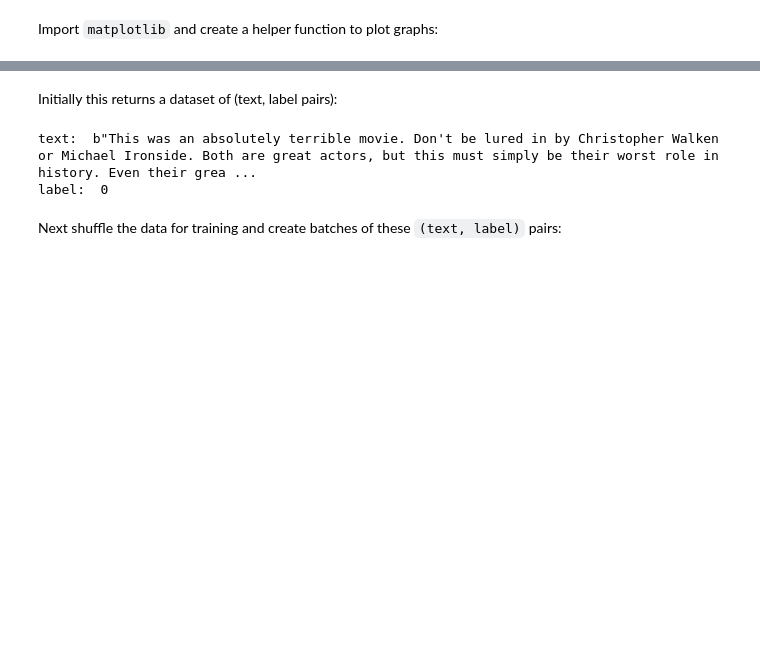
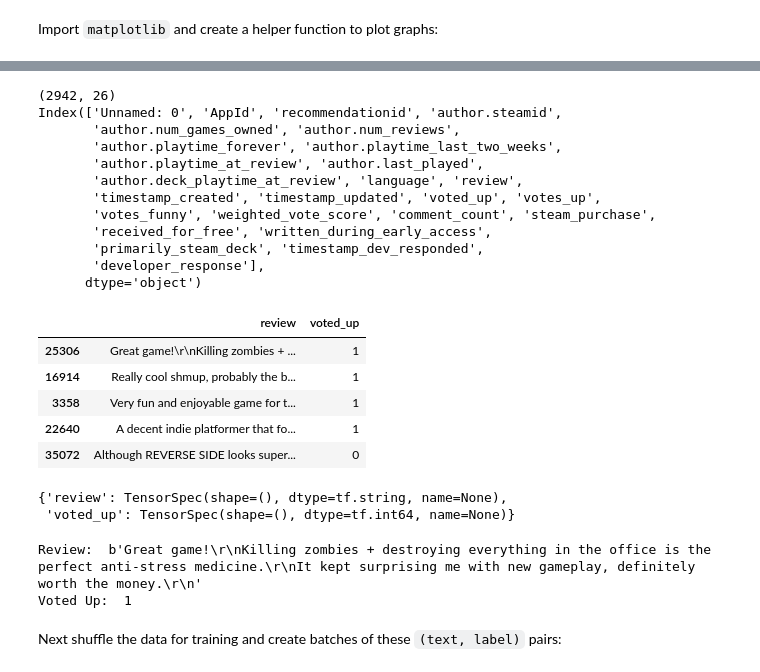
Before and after one commit to gyoung4291/Thesis, a Jupyter notebook: docs/tutorials/text_classification_rnn_steam.ipynb, the cells around one changed output, grey strips where cells are left out. Saved outputs shown, nothing was run; the diff lists cells and outputs as text; code cells hidden in the pictures; blank space fills up the shorter version.

```diff
--- a/docs/tutorials/text_classification_rnn_steam.ipynb
+++ b/docs/tutorials/text_classification_rnn_steam.ipynb
@@ -74,12 +44,52 @@ Dataset imdb_reviews downloaded and prepared to /root/tensorflow_datasets/imdb_r
-# %% [markdown]
-Initially this returns a dataset of (text, label pairs):
+# %%
+dataset = pd.read_csv('reviews_5000games_df')
+#sample from dataset for ease of use
+dataset = dataset.sample(frac=0.1, random_state=0)
+dataset['voted_up'] = dataset['voted_up'].astype(int)
+dataset['review'] = dataset['review'].astype(str)
+train_dataset = dataset.sample(frac=0.8, random_state=0)
+test_dataset = dataset.drop(train_dataset.index)
+print(train_dataset.shape)
+print(train_dataset.columns)
+#only need the review and the votes for now
+train_dataset = train_dataset[['review', 'voted_up']]
+test_dataset = test_dataset[['review', 'voted_up']]
+train_dataset.head()
+# %% [output]
+(2942, 26)
+Index(['Unnamed: 0', 'AppId', 'recommendationid', 'author.steamid',
+       'author.num_games_owned', 'author.num_reviews',
+       'author.playtime_forever', 'author.playtime_last_two_weeks',
+       'author.playtime_at_review', 'author.last_played',
+       'author.deck_playtime_at_review', 'language', 'review',
+       'timestamp_created', 'timestamp_updated', 'voted_up', 'votes_up',
+       'votes_funny', 'weighted_vote_score', 'comment_count', 'steam_purchase',
+       'received_for_free', 'written_during_early_access',
+       'primarily_steam_deck', 'timestamp_dev_responded',
+       'developer_response'],
+      dtype='object')
+|  | review | voted_up |
+| 25306 | Great game!\r\nKilling zombies + ... | 1 |
+| 16914 | Really cool shmup, probably the b... | 1 |
+| 3358 | Very fun and enjoyable game for t... | 1 |
+| 22640 | A decent indie platformer that fo... | 1 |
+| 35072 | Although REVERSE SIDE looks super... | 0 |
+# %%
+#convert to tfds
+tf_train_dataset = tf.data.Dataset.from_tensor_slices(dict(train_dataset))
+#tf_train_dataset = tf.convert_to_tensor(train_dataset)
+tf_test_dataset = tf.data.Dataset.from_tensor_slices(dict(train_dataset))
+tf_train_dataset.element_spec
+# %% [output]
+{'review': TensorSpec(shape=(), dtype=tf.string, name=None),
+ 'voted_up': TensorSpec(shape=(), dtype=tf.int64, name=None)}
 # %%
-for example, label in train_dataset.take(1):
-  print('text: ', example.numpy())
-  print('label: ', label.numpy())
+for elem in tf_train_dataset.take(1):
+  print('Review: ', elem['review'].numpy())
+  print('Voted Up: ', elem['voted_up'].numpy())
 # %% [output]
-text:  b"This was an absolutely terrible movie. Don't be lured in by Christopher Walken or Michael Ironside. Both are great actors, but this must simply be their worst role in history. Even their grea ...
-label:  0
+Review:  b'Great game!\r\nKilling zombies + destroying everything in the office is the perfect anti-stress medicine.\r\nIt kept surprising me with new gameplay, definitely worth the money.\r\n'
+Voted Up:  1
 # %% [markdown]
 Next shuffle the data for training and create batches of these `(text, label)` pairs:
 # %%
```
Also changed, not shown: parts of 22 cells of this notebook.
